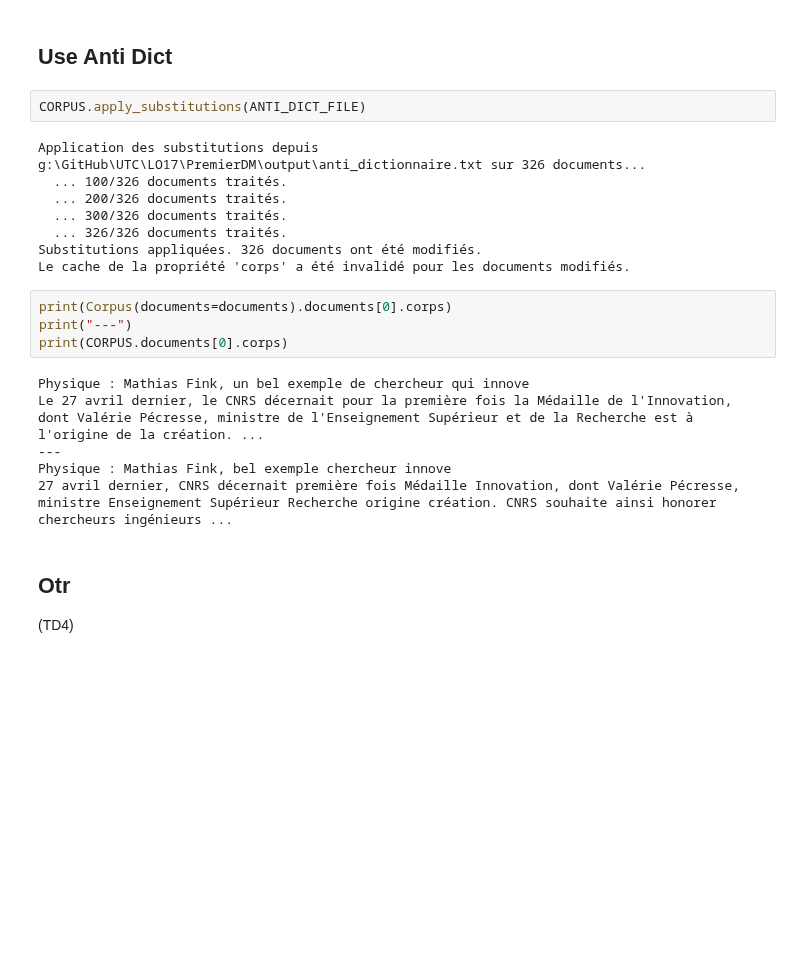
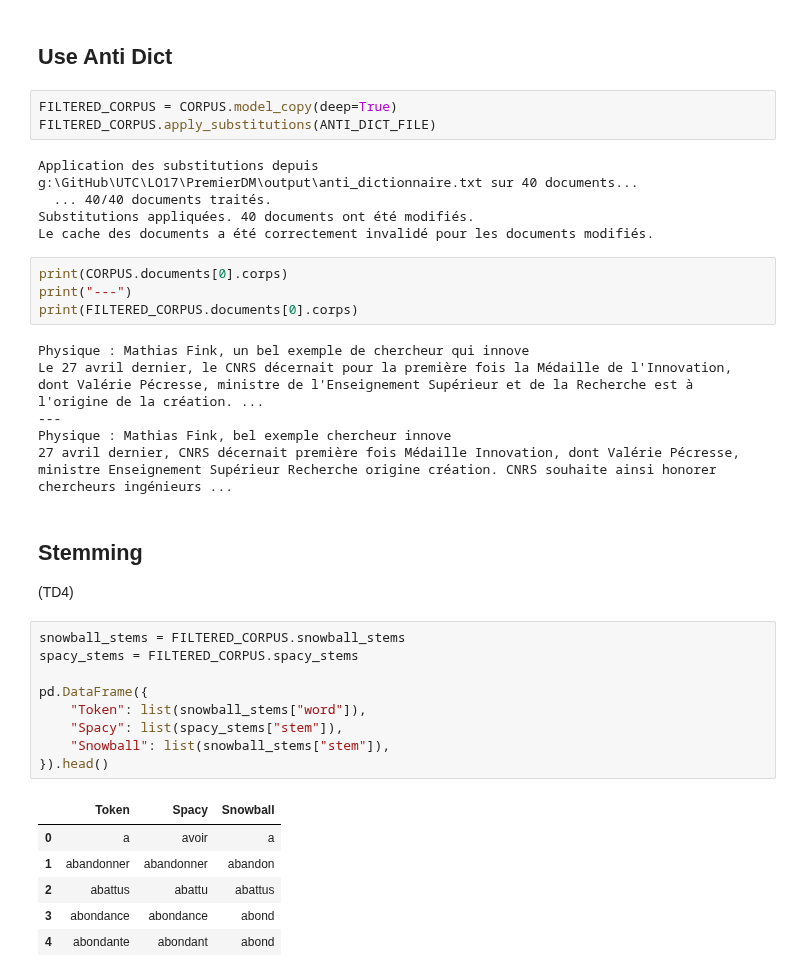
Before and after one commit to Ryustiel/LO17, a Jupyter notebook: test.ipynb, the cells around one changed output. Drawn from its saved outputs; the diff is of its cells as text; blank space fills up the shorter version.

```diff
--- a/test.ipynb
+++ b/test.ipynb
@@ -71,20 +80,18 @@ print(f"{CORPUS.anti_dict().iloc[0]}\t\"\"\n")
 au      ""
 # %% [markdown]
 ## Use Anti Dict
-# %%
-CORPUS.apply_substitutions(ANTI_DICT_FILE)
-# %% [output]
-Application des substitutions depuis g:\GitHub\UTC\LO17\PremierDM\output\anti_dictionnaire.txt sur 326 documents...
-  ... 100/326 documents traités.
-  ... 200/326 documents traités.
-  ... 300/326 documents traités.
-  ... 326/326 documents traités.
-Substitutions appliquées. 326 documents ont été modifiés.
-Le cache de la propriété 'corps' a été invalidé pour les documents modifiés.
+# %%
+FILTERED_CORPUS = CORPUS.model_copy(deep=True)
+FILTERED_CORPUS.apply_substitutions(ANTI_DICT_FILE)
+# %% [output]
+Application des substitutions depuis g:\GitHub\UTC\LO17\PremierDM\output\anti_dictionnaire.txt sur 40 documents...
+  ... 40/40 documents traités.
+Substitutions appliquées. 40 documents ont été modifiés.
+Le cache des documents a été correctement invalidé pour les documents modifiés.
 # %%
-print(Corpus(documents=documents).documents[0].corps)
+print(CORPUS.documents[0].corps)
 print("---")
-print(CORPUS.documents[0].corps)
+print(FILTERED_CORPUS.documents[0].corps)
 # %% [output]
 Physique : Mathias Fink, un bel exemple de chercheur qui innove
 Le 27 avril dernier, le CNRS décernait pour la première fois la Médaille de l'Innovation, dont Valérie Pécresse, ministre de l'Enseignement Supérieur et de la Recherche est à l'origine de la création. ...
@@ -92,5 +99,21 @@ Le 27 avril dernier, le CNRS décernait pour la première fois la Médaille de l
 Physique : Mathias Fink, bel exemple chercheur innove
 27 avril dernier, CNRS décernait première fois Médaille Innovation, dont Valérie Pécresse, ministre Enseignement Supérieur Recherche origine création. CNRS souhaite ainsi honorer chercheurs ingénieurs ...
 # %% [markdown]
-## Otr
+## Stemming
 (TD4)
+# %%
+snowball_stems = FILTERED_CORPUS.snowball_stems
+spacy_stems = FILTERED_CORPUS.spacy_stems
+
+pd.DataFrame({
+    "Token": list(snowball_stems["word"]),
+    "Spacy": list(spacy_stems["stem"]),
+    "Snowball": list(snowball_stems["stem"]),
+}).head()
+# %% [output]
+|  | Token | Spacy | Snowball |
+| 0 | a | avoir | a |
+| 1 | abandonner | abandonner | abandon |
+| 2 | abattus | abattu | abattus |
+| 3 | abondance | abondance | abond |
+| 4 | abondante | abondant | abond |
```
Also changed, not shown: parts of 6 cells of this notebook, 12 other files.
